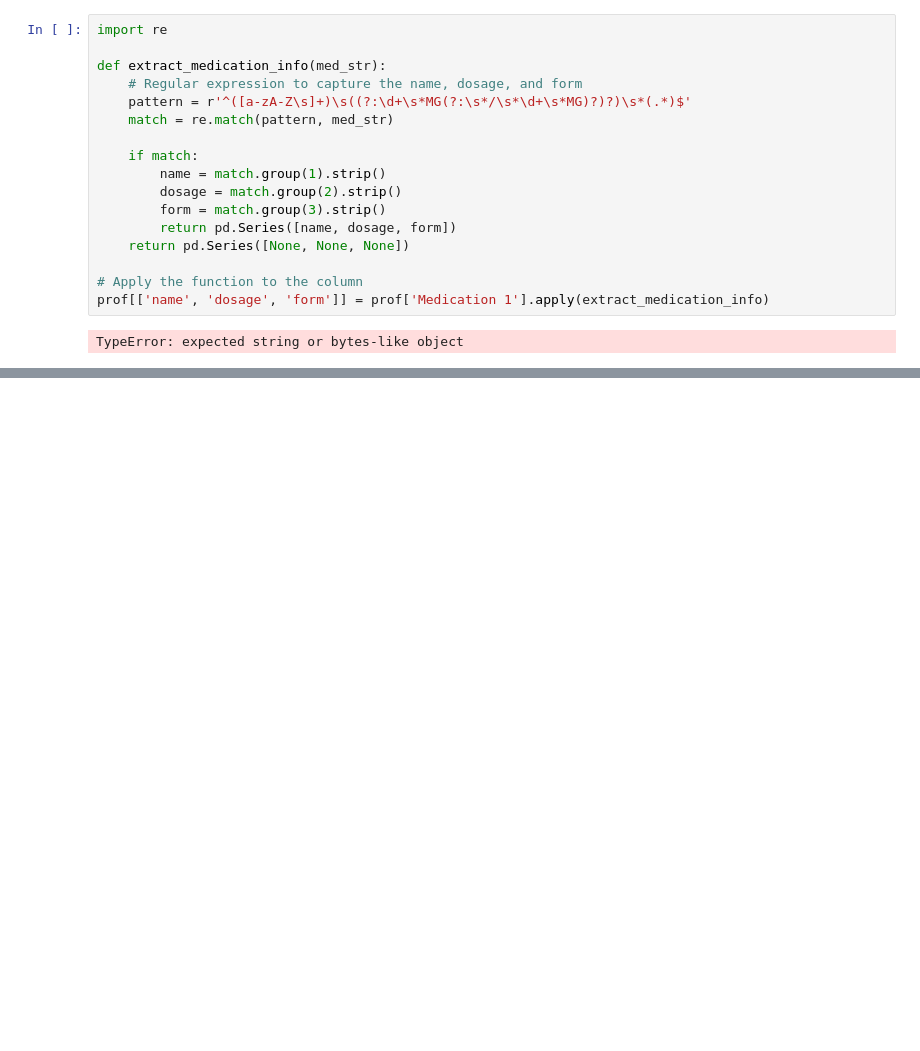
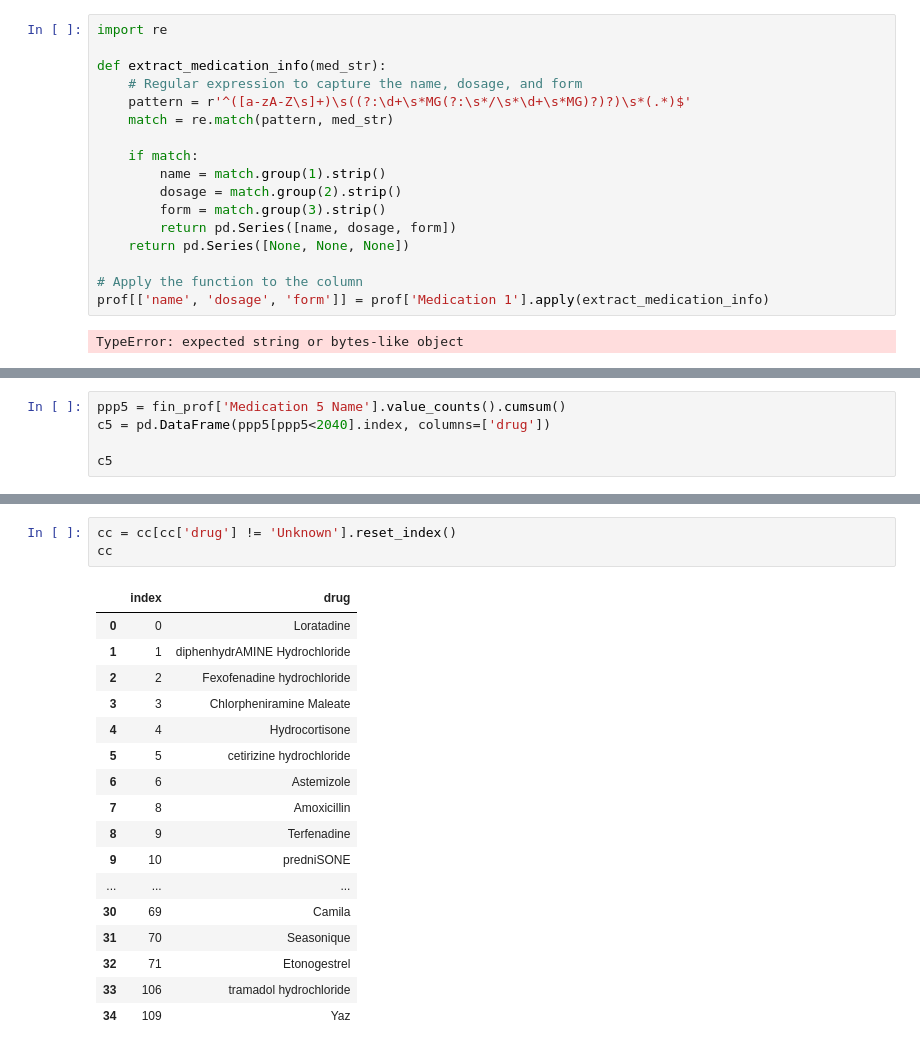
Before and after one commit to raynasser/MediSure, a Jupyter notebook: notebooks/ra | FooDru eda.ipynb, the cells around one changed output, grey strips where cells are left out. Drawn from its saved outputs; the diff is of its cells as text; blank space fills up the shorter version.

```diff
--- a/notebooks/ra | FooDru eda.ipynb
+++ b/notebooks/ra | FooDru eda.ipynb
@@ -1928,0 +2109,5 @@ TypeError: expected string or bytes-like object
+# %%
+ppp5 = fin_prof['Medication 5 Name'].value_counts().cumsum()
+c5 = pd.DataFrame(ppp5[ppp5<2040].index, columns=['drug'])
+
+c5
@@ -1928,0 +2213,21 @@ TypeError: expected string or bytes-like object
+# %%
+cc = cc[cc['drug'] != 'Unknown'].reset_index()
+cc
+# %% [output]
+|  | index | drug |
+| 0 | 0 | Loratadine |
+| 1 | 1 | diphenhydrAMINE Hydrochloride |
+| 2 | 2 | Fexofenadine hydrochloride |
+| 3 | 3 | Chlorpheniramine Maleate |
+| 4 | 4 | Hydrocortisone |
+| 5 | 5 | cetirizine hydrochloride |
+| 6 | 6 | Astemizole |
+| 7 | 8 | Amoxicillin |
+| 8 | 9 | Terfenadine |
+| 9 | 10 | predniSONE |
+| ... | ... | ... |
+| 30 | 69 | Camila |
+| 31 | 70 | Seasonique |
+| 32 | 71 | Etonogestrel |
+| 33 | 106 | tramadol hydrochloride |
+| 34 | 109 | Yaz |
```
Also changed, not shown: parts of 43 cells of this notebook, 3 other files.
